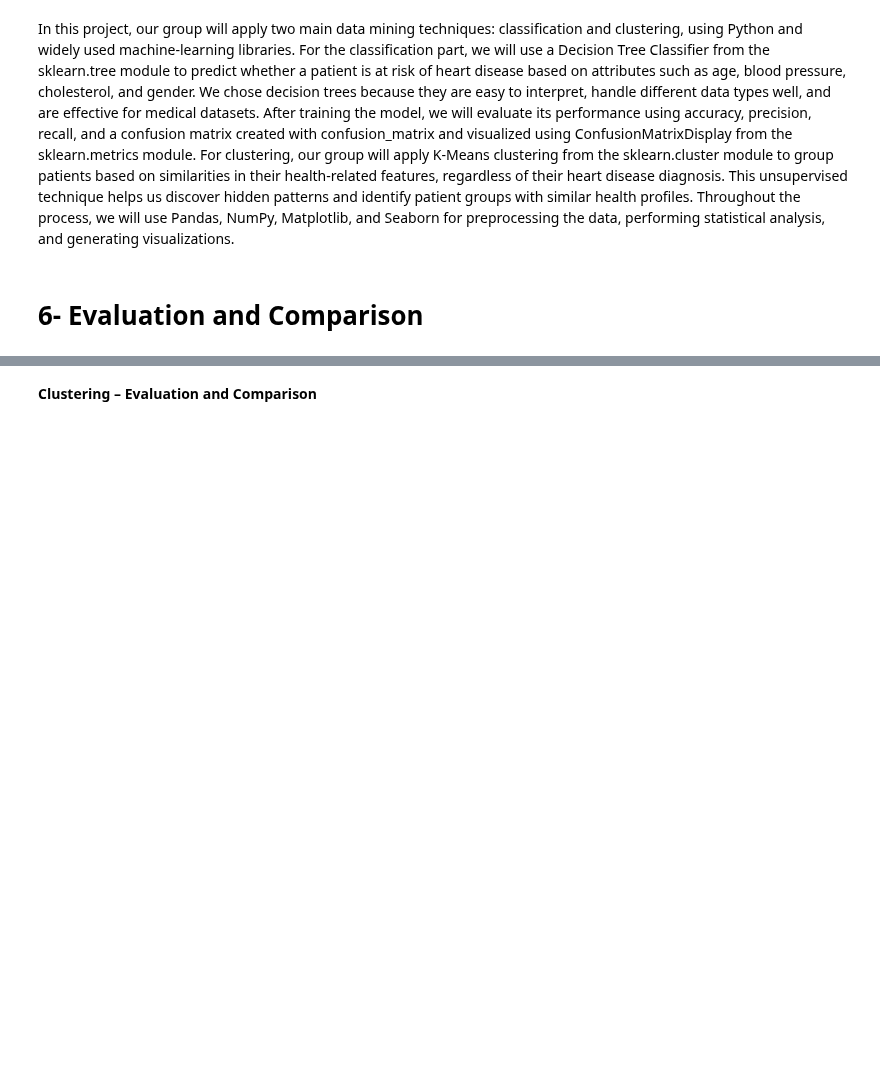
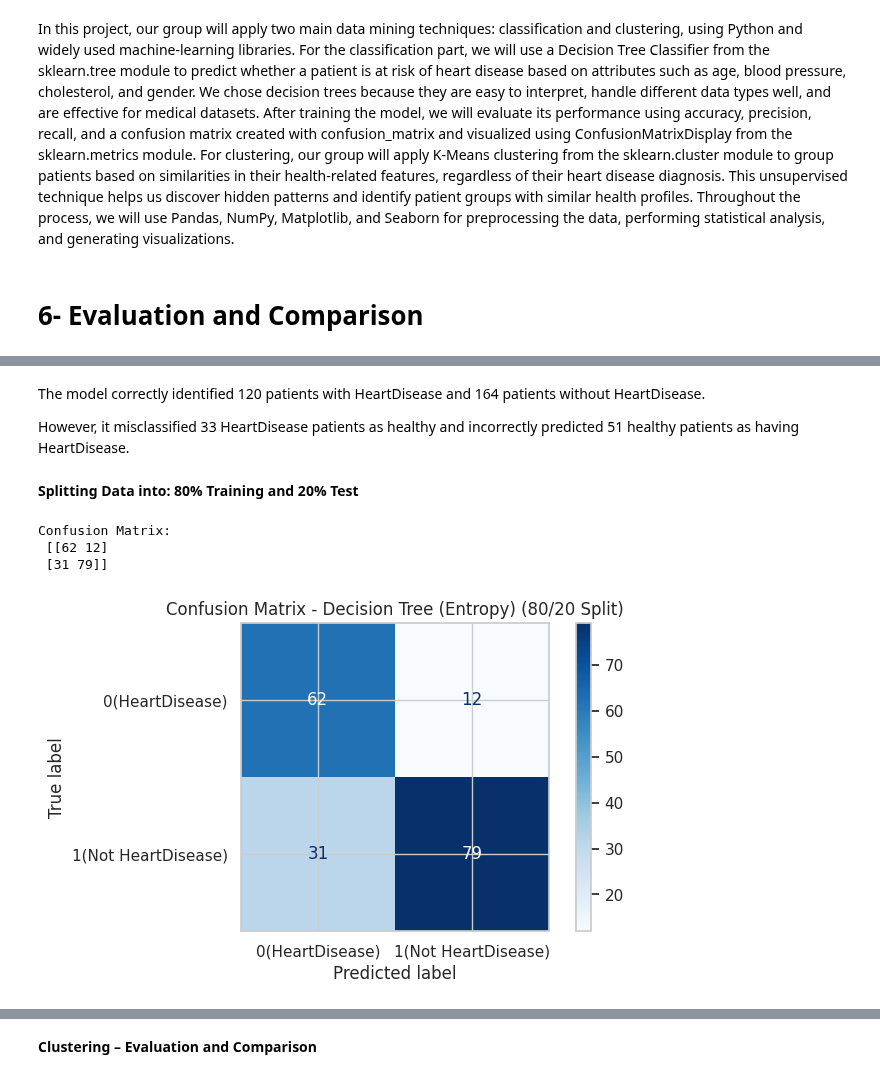
Before and after one commit to Janaalsh5/Heart-Disease, a Jupyter notebook: Report.ipynb, the cells around one changed output, grey strips where cells are left out. Saved outputs shown, nothing was run; the diff lists cells and outputs as text; code cells hidden in the pictures; blank space fills up the shorter version.

```diff
--- a/Report.ipynb
+++ b/Report.ipynb
@@ -179,0 +306,47 @@ In this project, our group will apply two main data mining techniques: classific
+# %% [markdown]
+The model correctly identified 120 patients with HeartDisease and 164 patients without HeartDisease.
+
+However, it misclassified 33 HeartDisease patients as healthy and incorrectly predicted 51 healthy patients as having HeartDisease.
+# %% [markdown]
+**Splitting Data into: 80% Training and 20% Test**
+# %%
+from sklearn.model_selection import train_test_split
+from sklearn.tree import DecisionTreeClassifier
+from sklearn.metrics import confusion_matrix, ConfusionMatrixDisplay
+import matplotlib.pyplot as plt
+
+# Split the data: 80% for training and 20% for testing
+X_train, X_test, y_train, y_test = train_test_split(
+    X, y, test_size=0.2, random_state=1
+)
+
+# Initialize the Decision Tree classifier using Information Gain (entropy)
+clf3 = DecisionTreeClassifier(criterion='entropy', random_state=1)
+
+# Train the classifier
+clf3.fit(X_train, y_train)
+
+# Predict on test data
+y_pred = clf3.predict(X_test)
+
+# Compute the confusion matrix
+cm3 = confusion_matrix(y_test, y_pred)
+print("Confusion Matrix:\n", cm3)
+
+# Custom class labels
+class_labels = {0: '0(HeartDisease)', 1: '1(Not HeartDisease)'}
+
+# Display the confusion matrix
+disp = ConfusionMatrixDisplay(
+    confusion_matrix=cm3,
+    display_labels=[class_labels[0], class_labels[1]]
+)
+
+disp.plot(cmap=plt.cm.Blues)
+plt.title("Confusion Matrix - Decision Tree (Entropy) (80/20 Split)")
+plt.show()
+# %% [output]
+Confusion Matrix:
+ [[62 12]
+ [31 79]]
+[figure, added]
```
Also changed, not shown: parts of 31 cells of this notebook.
